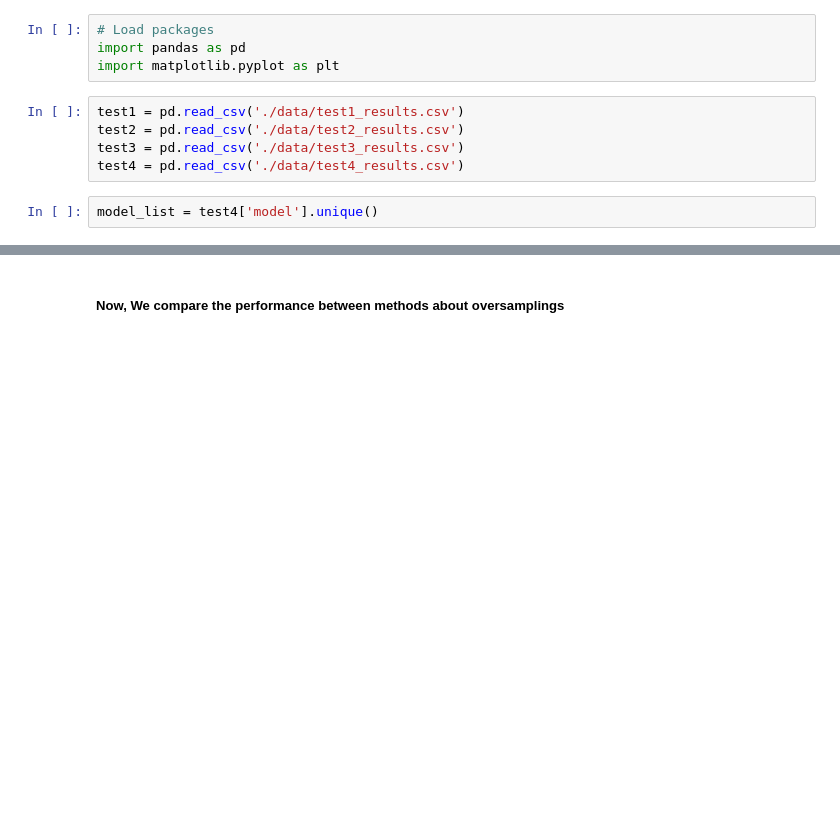
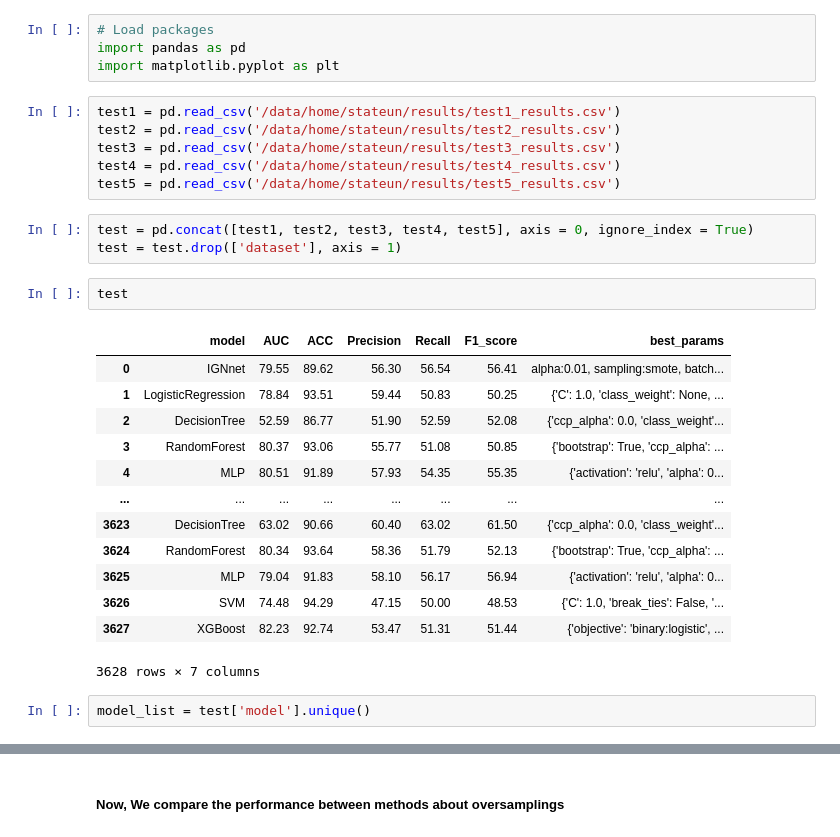
Before and after one commit to stateun/DB_Finance, a Jupyter notebook: Performance.ipynb, the cells around one changed output, grey strips where cells are left out. Cells and saved outputs as stored; diff of their text form; blank space fills up the shorter version.

```diff
--- a/Performance.ipynb
+++ b/Performance.ipynb
@@ -3,9 +3,29 @@
 import pandas as pd
 import matplotlib.pyplot as plt
 # %%
-test1 = pd.read_csv('./data/test1_results.csv')
-test2 = pd.read_csv('./data/test2_results.csv')
-test3 = pd.read_csv('./data/test3_results.csv')
-test4 = pd.read_csv('./data/test4_results.csv')
+test1 = pd.read_csv('/data/home/stateun/results/test1_results.csv')
+test2 = pd.read_csv('/data/home/stateun/results/test2_results.csv')
+test3 = pd.read_csv('/data/home/stateun/results/test3_results.csv')
+test4 = pd.read_csv('/data/home/stateun/results/test4_results.csv')
+test5 = pd.read_csv('/data/home/stateun/results/test5_results.csv')
+# %%
+test = pd.concat([test1, test2, test3, test4, test5], axis = 0, ignore_index = True)
+test = test.drop(['dataset'], axis = 1)
+# %%
+test
+# %% [output]
+|  | model | AUC | ACC | Precision | Recall | F1_score | best_params |
+| 0 | IGNnet | 79.55 | 89.62 | 56.30 | 56.54 | 56.41 | alpha:0.01, sampling:smote, batch... |
+| 1 | LogisticRegression | 78.84 | 93.51 | 59.44 | 50.83 | 50.25 | {'C': 1.0, 'class_weight': None, ... |
+| 2 | DecisionTree | 52.59 | 86.77 | 51.90 | 52.59 | 52.08 | {'ccp_alpha': 0.0, 'class_weight'... |
+| 3 | RandomForest | 80.37 | 93.06 | 55.77 | 51.08 | 50.85 | {'bootstrap': True, 'ccp_alpha': ... |
+| 4 | MLP | 80.51 | 91.89 | 57.93 | 54.35 | 55.35 | {'activation': 'relu', 'alpha': 0... |
+| ... | ... | ... | ... | ... | ... | ... | ... |
+| 3623 | DecisionTree | 63.02 | 90.66 | 60.40 | 63.02 | 61.50 | {'ccp_alpha': 0.0, 'class_weight'... |
+| 3624 | RandomForest | 80.34 | 93.64 | 58.36 | 51.79 | 52.13 | {'bootstrap': True, 'ccp_alpha': ... |
+| 3625 | MLP | 79.04 | 91.83 | 58.10 | 56.17 | 56.94 | {'activation': 'relu', 'alpha': 0... |
+| 3626 | SVM | 74.48 | 94.29 | 47.15 | 50.00 | 48.53 | {'C': 1.0, 'break_ties': False, '... |
+| 3627 | XGBoost | 82.23 | 92.74 | 53.47 | 51.31 | 51.44 | {'objective': 'binary:logistic', ... |
+3628 rows × 7 columns
 # %%
-model_list = test4['model'].unique()
+model_list = test['model'].unique()
```
Also changed, not shown: parts of 40 cells of this notebook, 3 other files.
